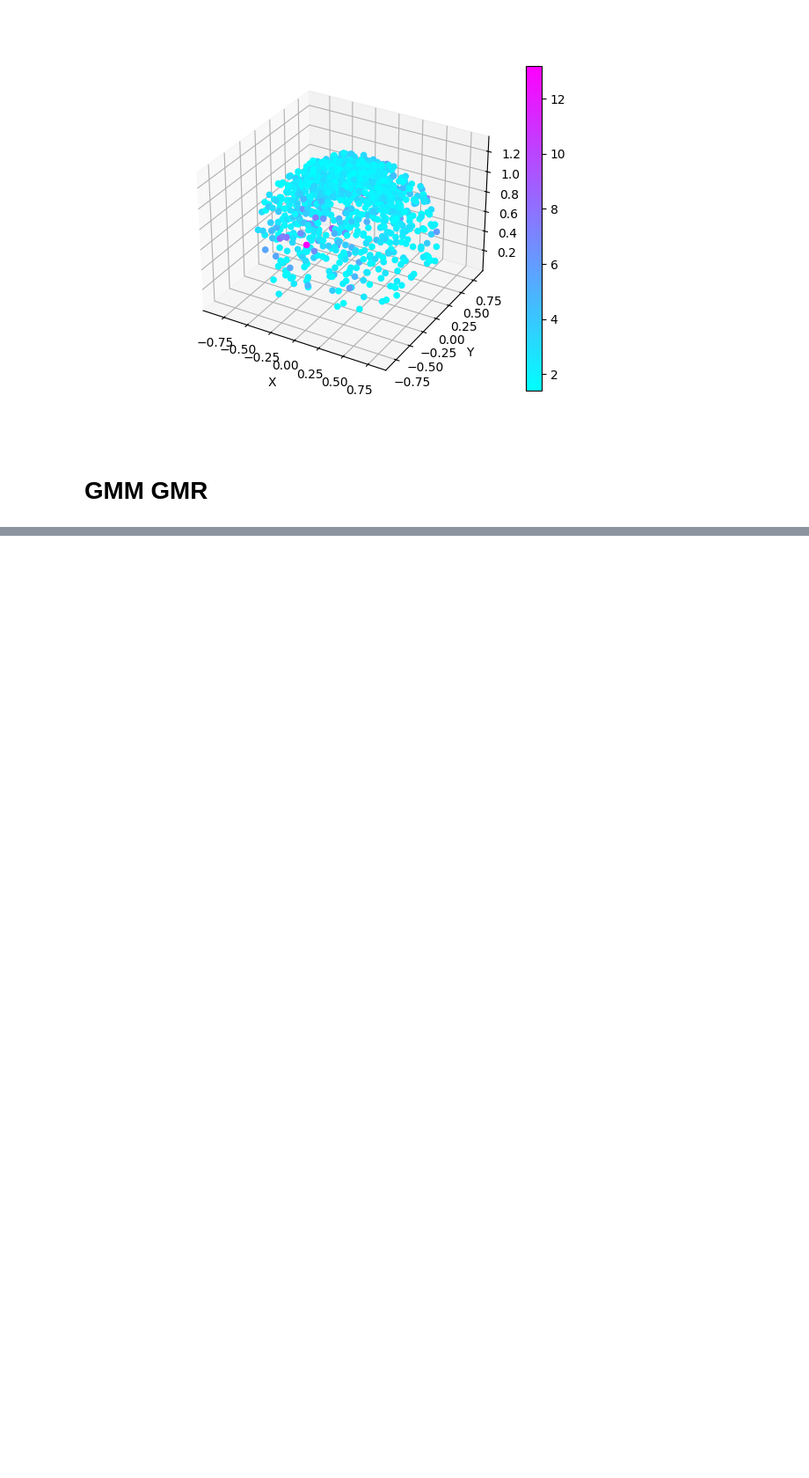
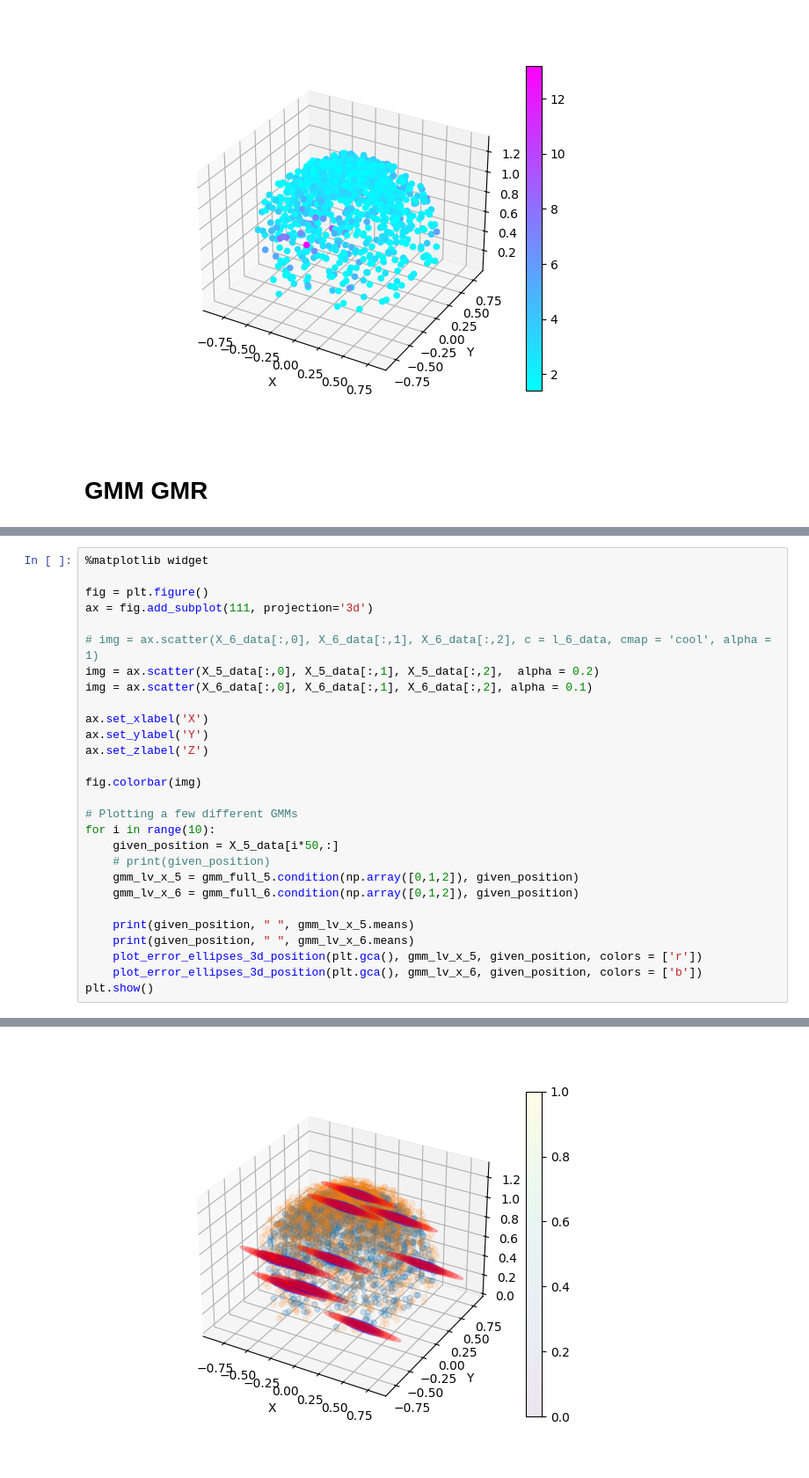
Before and after one commit to epfl-lasa/hitting_sim, a Jupyter notebook: data_processing.ipynb, the cells around one changed output, grey strips where cells are left out. Shown at 88% size. Saved outputs shown, nothing was run; the diff lists cells and outputs as text; blank space fills up the shorter version.

```diff
--- a/data_processing.ipynb
+++ b/data_processing.ipynb
@@ -177,0 +221,29 @@ plt.show()
+# %%
+%matplotlib widget
+
+fig = plt.figure()
+ax = fig.add_subplot(111, projection='3d')
+
+# img = ax.scatter(X_6_data[:,0], X_6_data[:,1], X_6_data[:,2], c = l_6_data, cmap = 'cool', alpha = 1)
+img = ax.scatter(X_5_data[:,0], X_5_data[:,1], X_5_data[:,2],  alpha = 0.2)
+img = ax.scatter(X_6_data[:,0], X_6_data[:,1], X_6_data[:,2], alpha = 0.1)
+
+ax.set_xlabel('X')
+ax.set_ylabel('Y')
+ax.set_zlabel('Z')
+
+fig.colorbar(img)
+
+# Plotting a few different GMMs
+for i in range(10):
+    given_position = X_5_data[i*50,:]
+    # print(given_position)
+    gmm_lv_x_5 = gmm_full_5.condition(np.array([0,1,2]), given_position)
+    gmm_lv_x_6 = gmm_full_6.condition(np.array([0,1,2]), given_position)
+
+    print(given_position, " ", gmm_lv_x_5.means)
+    print(given_position, " ", gmm_lv_x_6.means)
+    plot_error_ellipses_3d_position(plt.gca(), gmm_lv_x_5, given_position, colors = ['r'])
+    plot_error_ellipses_3d_position(plt.gca(), gmm_lv_x_6, given_position, colors = ['b'])
+plt.show()
+# %% [output]
@@ -177,0 +270 @@ plt.show()
+[figure, added]
```
Also changed, not shown: parts of 8 cells of this notebook.
